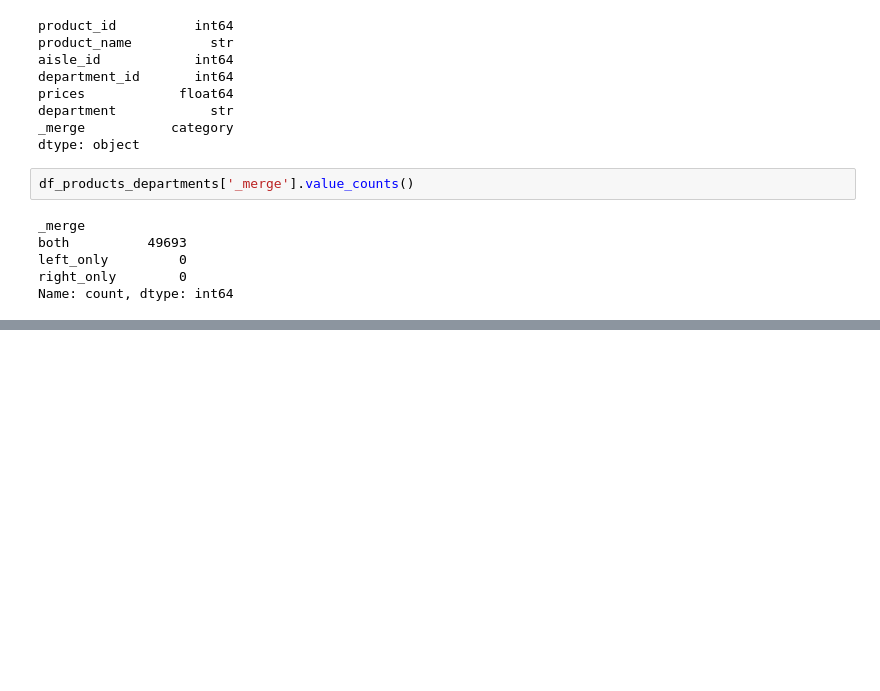
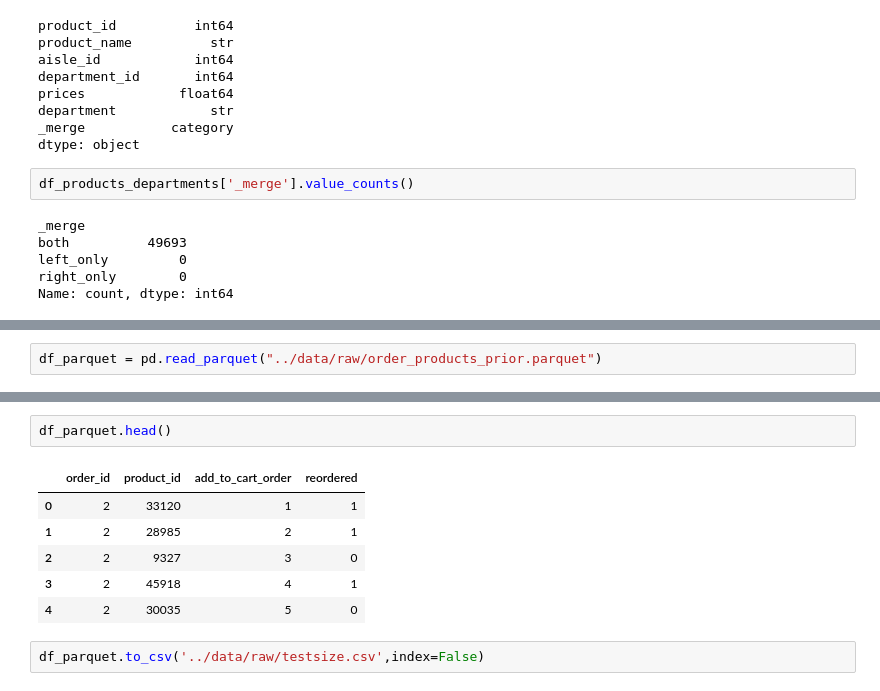
Before and after one commit to hovhannisyan91/aca, a Jupyter notebook: lab/python/notebooks/06_1_prepared.ipynb, the cells around one changed output, grey strips where cells are left out. Cells and saved outputs as stored; diff of their text form; blank space fills up the shorter version.

```diff
--- a/lab/python/notebooks/06_1_prepared.ipynb
+++ b/lab/python/notebooks/06_1_prepared.ipynb
@@ -478,0 +587,2 @@ Name: count, dtype: int64
+# %%
+df_parquet = pd.read_parquet("../data/raw/order_products_prior.parquet")
@@ -478,0 +607,11 @@ Name: count, dtype: int64
+# %%
+df_parquet.head()
+# %% [output]
+|  | order_id | product_id | add_to_cart_order | reordered |
+| 0 | 2 | 33120 | 1 | 1 |
+| 1 | 2 | 28985 | 2 | 1 |
+| 2 | 2 | 9327 | 3 | 0 |
+| 3 | 2 | 45918 | 4 | 1 |
+| 4 | 2 | 30035 | 5 | 0 |
+# %%
+df_parquet.to_csv('../data/raw/testsize.csv',index=False)
```
Also changed, not shown: parts of 10 cells of this notebook.
